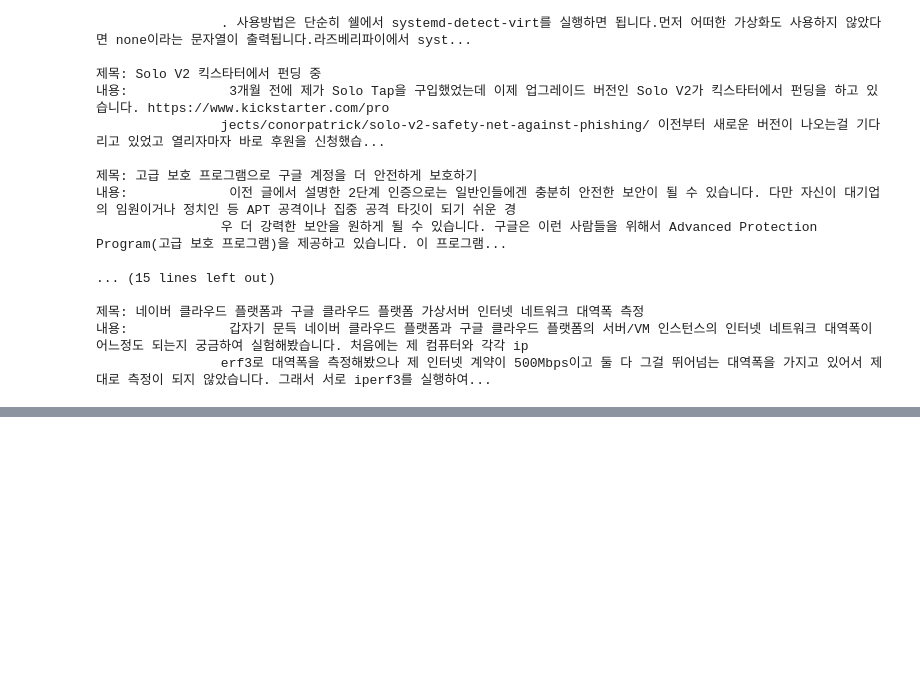
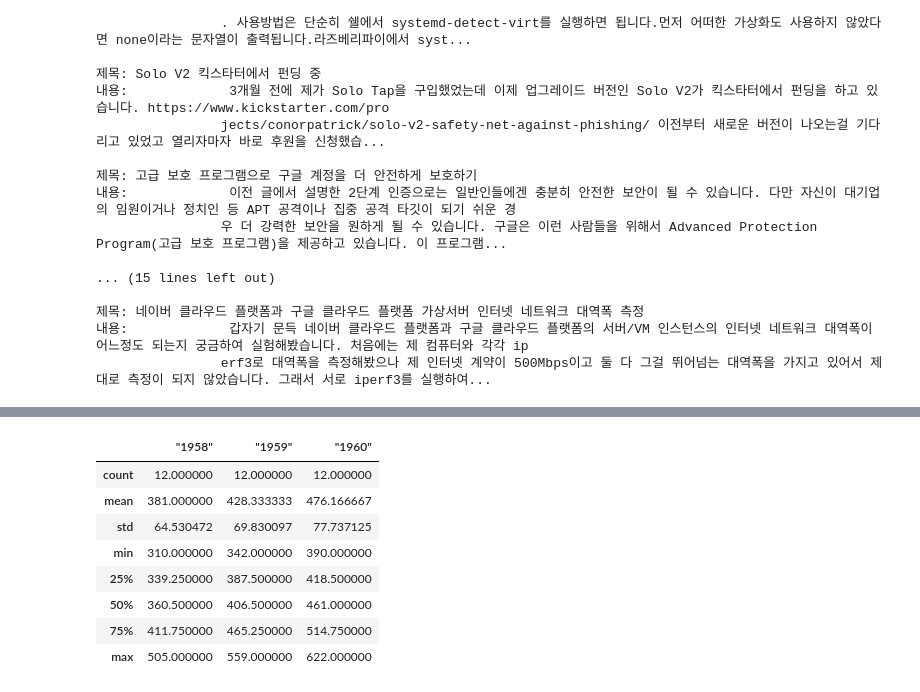
Before and after one commit to Lier0102/pwnable_, a Jupyter notebook: asdf.ipynb, the cells around one changed output, grey strips where cells are left out. Cells and saved outputs as stored; diff of their text form; code cells hidden in the pictures; blank space fills up the shorter version.

```diff
--- a/thisisnotpwnable.ipynb
+++ b/asdf.ipynb
@@ -140,0 +577,5 @@ for x in range(len(a)):
+# %%
+example_csv_url = "https://people.sc.fsu.edu/~jburkardt/data/csv/airtravel.csv"
+
+example_df = pd.read_csv(example_csv_url)
+print(example_df)
@@ -140,0 +628,12 @@ for x in range(len(a)):
+# %%
+example_df.describe()
+# %% [output]
+|  | "1958" | "1959" | "1960" |
+| count | 12.000000 | 12.000000 | 12.000000 |
+| mean | 381.000000 | 428.333333 | 476.166667 |
+| std | 64.530472 | 69.830097 | 77.737125 |
+| min | 310.000000 | 342.000000 | 390.000000 |
+| 25% | 339.250000 | 387.500000 | 418.500000 |
+| 50% | 360.500000 | 406.500000 | 461.000000 |
+| 75% | 411.750000 | 465.250000 | 514.750000 |
+| max | 505.000000 | 559.000000 | 622.000000 |
```
Also changed, not shown: parts of 35 cells of this notebook.
